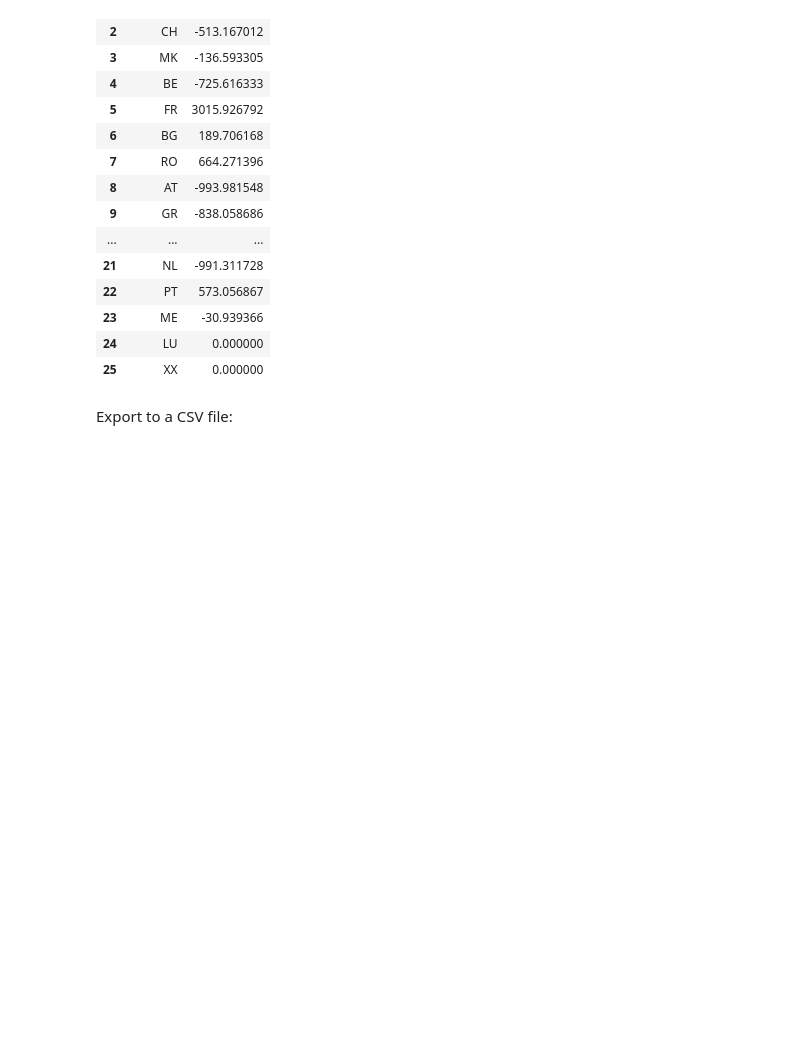
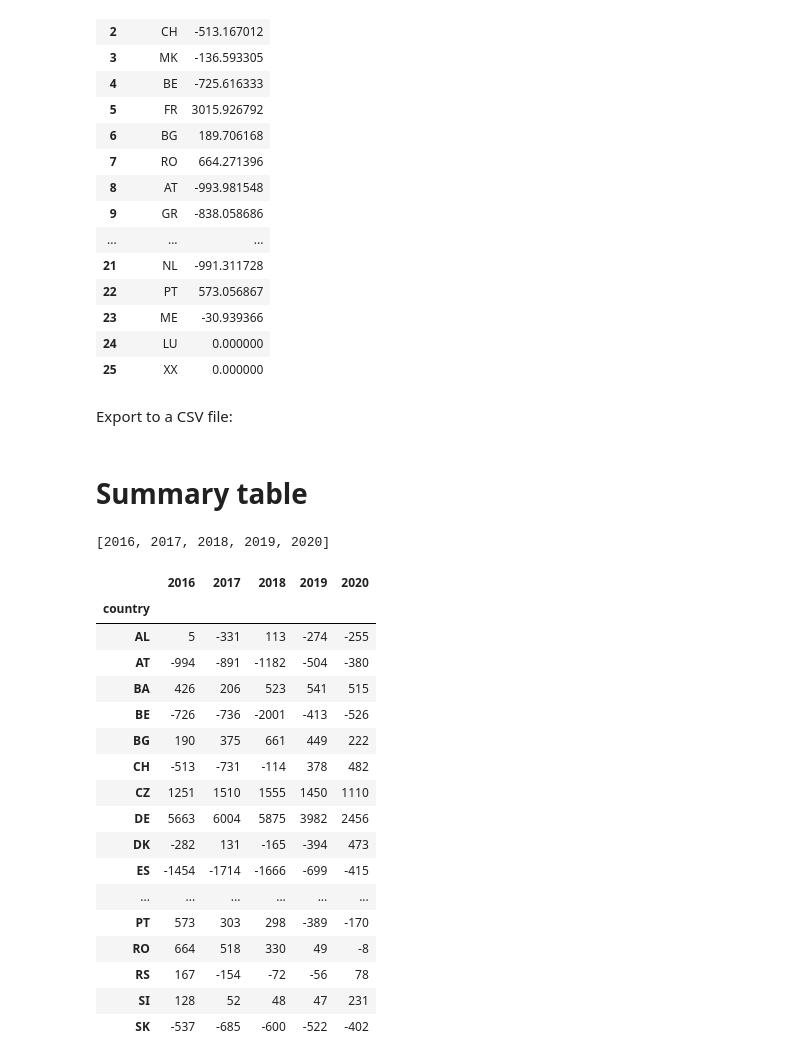
Before and after one commit to GeeeHesso/PowerData, a Jupyter notebook: run/import_border_flows.ipynb, the cells around one changed output. Saved outputs shown, nothing was run; the diff lists cells and outputs as text; code cells hidden in the pictures; blank space fills up the shorter version.

Commit message:
add summary table for border flows

```diff
--- a/run/import_border_flows.ipynb
+++ b/run/import_border_flows.ipynb
@@ -147,3 +147,39 @@ df
 Export to a CSV file:
 # %%
 df.to_csv('data/border_flows_%d.csv' % year, index=False, mode='x')
+# %% [markdown]
+# Summary table
+# %%
+years = [y for y in range(2016, 2021)]
+years
+# %% [output]
+[2016, 2017, 2018, 2019, 2020]
+# %%
+summary_df = pd.concat([pd.read_csv('data/border_flows_%d.csv' % y, index_col='country').rename(columns={'out_flow': y}).T
+                       for y in years])
+
+summary_df = summary_df \
+    .reindex(sorted(summary_df.columns), axis=1) \
+    .drop(['XX'], axis=1) \
+    .map(lambda x: str(int(round(x)))).T
+
+summary_df
+# %% [output]
+|  | 2016 | 2017 | 2018 | 2019 | 2020 |
+| country |  |  |  |  |  |
+| AL | 5 | -331 | 113 | -274 | -255 |
+| AT | -994 | -891 | -1182 | -504 | -380 |
+| BA | 426 | 206 | 523 | 541 | 515 |
+| BE | -726 | -736 | -2001 | -413 | -526 |
+| BG | 190 | 375 | 661 | 449 | 222 |
+| CH | -513 | -731 | -114 | 378 | 482 |
+| CZ | 1251 | 1510 | 1555 | 1450 | 1110 |
+| DE | 5663 | 6004 | 5875 | 3982 | 2456 |
+| DK | -282 | 131 | -165 | -394 | 473 |
+| ES | -1454 | -1714 | -1666 | -699 | -415 |
+| ... | ... | ... | ... | ... | ... |
+| PT | 573 | 303 | 298 | -389 | -170 |
+| RO | 664 | 518 | 330 | 49 | -8 |
+| RS | 167 | -154 | -72 | -56 | 78 |
+| SI | 128 | 52 | 48 | 47 | 231 |
+| SK | -537 | -685 | -600 | -522 | -402 |
```
